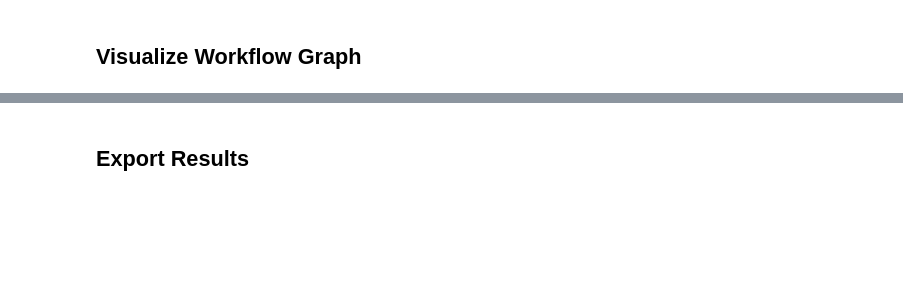
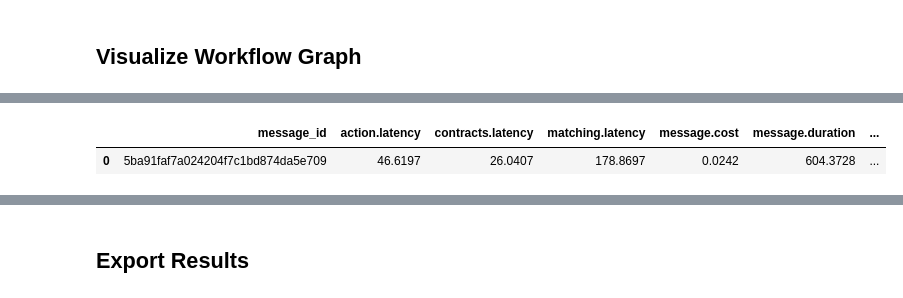
Before and after one commit to ibm-self-serve-assets/watsonx-governance-sdk-demos, a Jupyter notebook: multi-agent-demo/workflow_agentic_governance.ipynb, the cells around one changed output, grey strips where cells are left out. Saved outputs shown, nothing was run; the diff lists cells and outputs as text; code cells hidden in the pictures; blank space fills up the shorter version.

Commit message:
Updated flow with governance

```diff
--- a/multi-agent-demo/workflow_agentic_governance.ipynb
+++ b/multi-agent-demo/workflow_agentic_governance.ipynb
@@ -26,6 +31,7 @@ pd.set_option('display.max_colwidth', None)
 # %%
 from ibm_watsonx_gov.evaluators.agentic_evaluator import AgenticEvaluator
 from ibm_watsonx_gov.config import AgenticAIConfiguration
+from ibm_watsonx_gov.config.agentic_ai_configuration import TracingConfiguration
 from ibm_watsonx_gov.metrics import FaithfulnessMetric, ContextRelevanceMetric
 from ibm_watsonx_gov.entities.foundation_model import WxAIFoundationModel
 from ibm_watsonx_gov.entities.llm_judge import LLMJudge
@@ -44,8 +50,7 @@ llm_judge = LLMJudge(
 
 # Initialize Agentic Evaluator
 evaluator = AgenticEvaluator(
-    project_id=PROJECT_ID,
-    region=REGION
+    tracing_configuration=TracingConfiguration(project_id=PROJECT_ID)
 )
 
 print("[SUCCESS] watsonx.governance initialized")
@@ -80,8 +147,12 @@ print("[SUCCESS] LLM initialized")
 # %%
 class SalesAgentState(TypedDict):
     input_text: str  # User query
+    partner_name: str  # Partner name extracted by supervisor
+    workflow_type: str  # Workflow type from supervisor
     contract_context: list[str]  # Context from contracts
-    crm_context: list[str]  # Context from CRM
+    research_context: list[str]  # Context from research
+    matching_results: dict  # Matching results
+    action_plan: dict  # Action plan and recommendations
     generated_text: str  # Final output
     message_id: str  # Unique tracking ID
     record_id: str  # Record ID for governance
@@ -322,0 +351,87 @@ if latency_cols:
+# %%
+# Single test query
+test_query = "I'm a new seller at IBM. I recently got Confluent as a new customer and I want to understand what contracts are coming up for renewal. Are there any contracts that have already expired. Based on the CRM, Contracts and webscraped information can you then put a plan of next steps"
+
+print("="*80)
+print("EXECUTING WORKFLOW WITH GOVERNANCE")
+print("="*80)
+print(f"\nQuery: {test_query}\n")
+
+# Execute with governance tracking
+evaluator.start_run()
+
+try:
+    result = sales_agent.invoke({
+        "input_text": test_query,
+        "message_id": "test_001",
+        "record_id": "test_001",
+        "partner_name": "",
+        "workflow_type": "",
+        "contract_context": [],
+        "research_context": [],
+        "matching_results": {},
+        "action_plan": {},
+        "generated_text": ""
+    })
+finally:
+    evaluator.end_run()
+
+# Get metrics
+eval_result = evaluator.get_result()
+metrics_df = eval_result.to_df()
+
+# Display generated response
+print("\n" + "="*80)
+print("GENERATED RESPONSE")
+print("="*80)
+print(result['generated_text'])
+
+# Display metrics table
+print("\n" + "="*80)
+print("GOVERNANCE METRICS")
+print("="*80)
+display(metrics_df)
+
+# Display metrics summary
+print("\n" + "="*80)
+print("METRICS SUMMARY")
+print("="*80)
+
+# Faithfulness scores
+faithfulness_cols = [col for col in metrics_df.columns if 'faithfulness' in col.lower()]
+if faithfulness_cols:
+    print("\nFaithfulness Scores:")
+    for col in faithfulness_cols:
+        if pd.api.types.is_numeric_dtype(metrics_df[col]):
+            score = metrics_df[col].iloc[0]
+            print(f"  {col}: {score:.3f}")
+
+# Context relevance scores
+relevance_cols = [col for col in metrics_df.columns if 'context_relevance' in col.lower() or 'retrieval' in col.lower()]
+if relevance_cols:
+    print("\nContext Relevance Scores:")
+    for col in relevance_cols:
+        if pd.api.types.is_numeric_dtype(metrics_df[col]):
+            score = metrics_df[col].iloc[0]
+            print(f"  {col}: {score:.3f}")
+
+# Latency
+latency_cols = [col for col in metrics_df.columns if 'latency' in col.lower()]
+if latency_cols:
+    print("\nLatency (seconds):")
+    for col in latency_cols:
+        if pd.api.types.is_numeric_dtype(metrics_df[col]):
+            latency = metrics_df[col].iloc[0]
+            print(f"  {col}: {latency:.3f}s")
+
+# Cost
+cost_cols = [col for col in metrics_df.columns if 'cost' in col.lower()]
+if cost_cols:
+    print("\nCost:")
+    total_cost = metrics_df[cost_cols].sum().sum()
+    print(f"  Total: ${total_cost:.4f}")
+
+print("\n" + "="*80)
+print("[SUCCESS] Workflow completed with governance metrics")
+print("="*80)
+# %% [output]
@@ -322,0 +455,2 @@ if latency_cols:
+|  | message_id | action.latency | contracts.latency | matching.latency | message.cost | message.duration | ... |
+| 0 | 5ba91faf7a024204f7c1bd874da5e709 | 46.6197 | 26.0407 | 178.8697 | 0.0242 | 604.3728 | ... |
```
Also changed, not shown: parts of 18 cells of this notebook.
